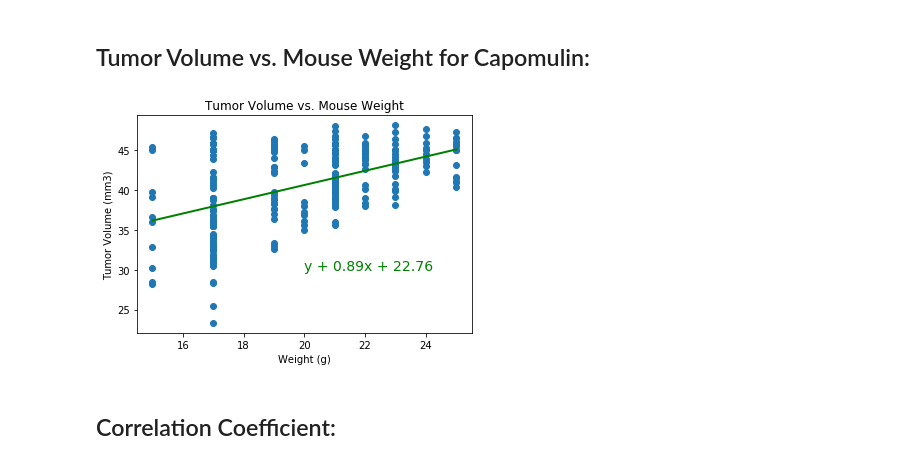
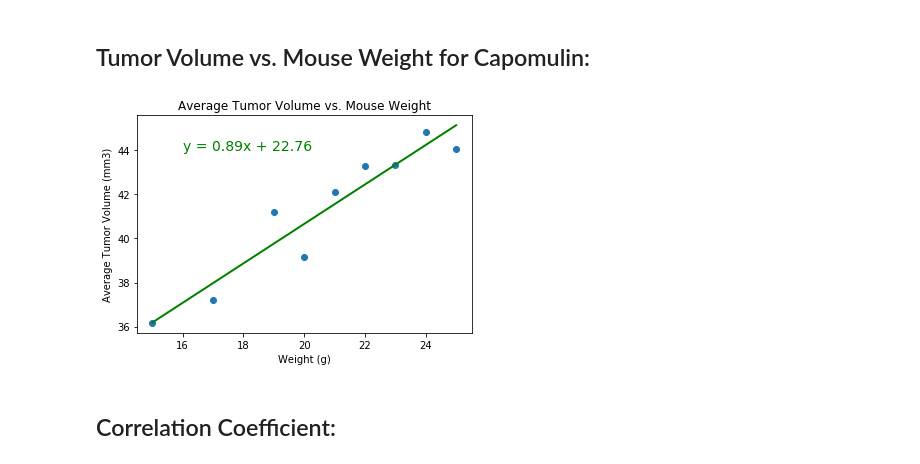
Before and after one commit to juliabrunett/matplotlib-challenge, a Jupyter notebook: Pymaceuticals/pymaceuticals.ipynb, the cells around one changed output. Drawn from its saved outputs; the diff is of its cells as text; code cells hidden in the pictures.

Commit message:
Fixed regression model and scatter plot

```diff
--- a/Pymaceuticals/pymaceuticals.ipynb
+++ b/Pymaceuticals/pymaceuticals.ipynb
@@ -672,30 +674,31 @@ plt.show()
 ## Tumor Volume vs. Mouse Weight for Capomulin:
 # %%
 # Define axes for scatter plot
-weight = capomulin_mice["Weight (g)"]
-tumor_volume = capomulin_mice["Tumor Volume (mm3)"]
+# Create groupby to get avg tumor volume
+avg_tumor_groupby = capomulin_mice.groupby("Weight (g)").mean()
+# Remove other columns: create avg volume series
+avg_tumor_volume = avg_tumor_groupby["Tumor Volume (mm3)"]
+# Reset index
+avg_tumor_groupby = avg_tumor_groupby.reset_index()
+# Create weight series
+groupby_weight = avg_tumor_groupby["Weight (g)"]
 
 # Create scatter plot & labels & title
-plt.scatter(weight, tumor_volume)
+plt.scatter(groupby_weight, avg_tumor_volume)
 plt.xlabel("Weight (g)")
-plt.ylabel("Tumor Volume (mm3)")
-plt.title("Tumor Volume vs. Mouse Weight")
-
-avg_tumor_groupby = capomulin_mice.groupby("Weight (g)").mean()
-avg_tumor_volume = avg_tumor_groupby["Tumor Volume (mm3)"]
-avg_tumor_groupby = avg_tumor_groupby.reset_index()
-groupby_weight = avg_tumor_groupby["Weight (g)"]
+plt.ylabel("Average Tumor Volume (mm3)")
+plt.title("Average Tumor Volume vs. Mouse Weight")
 
 # Create linear regression model & equation
 (slope, intercept, rvalue, pvalue, stderr) = linregress(groupby_weight, avg_tumor_volume)
 regress_values = groupby_weight * slope + intercept
-line_equation = f"y + {round(slope,2)}x + {round(intercept,2)}"
+line_equation = f"y = {round(slope,2)}x + {round(intercept,2)}"
 plt.plot(groupby_weight, regress_values, "g-", linewidth= 2)
-plt.annotate(line_equation, (20,30), fontsize=14, color="green")
+plt.annotate(line_equation, (16,44), fontsize=14, color="green")
 #plt.figure(figsize=(25,25))
 plt.show()
 # %% [output]
-[figure, old version]
+[figure, new version]
 # %% [markdown]
 ## Correlation Coefficient:
 # %%
```
Also changed, not shown: parts of 20 cells of this notebook.
